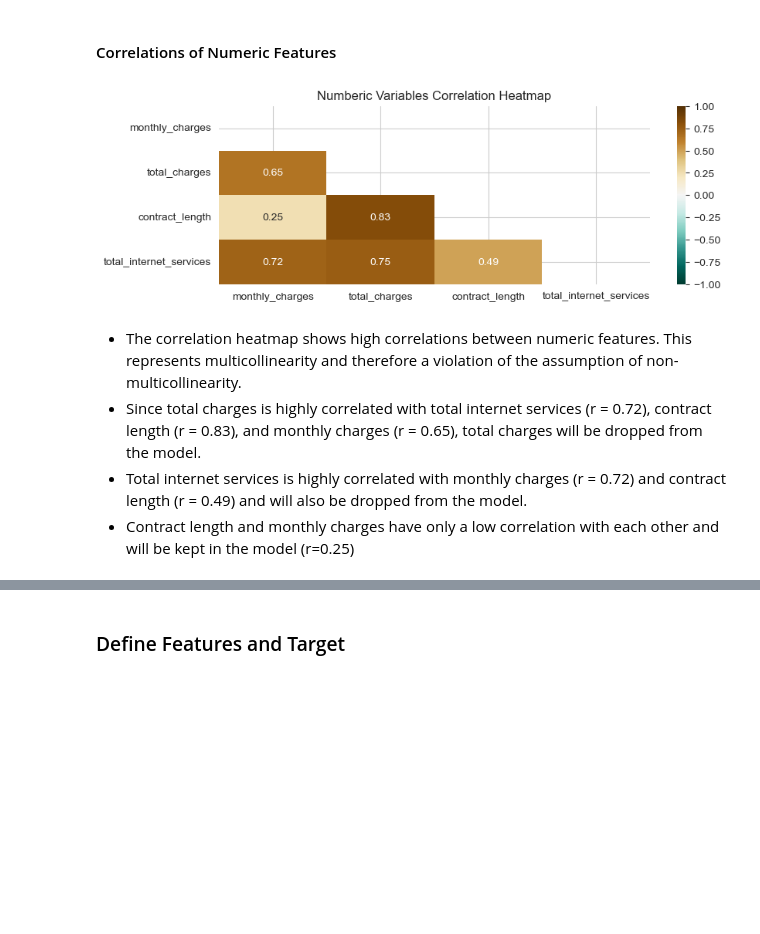
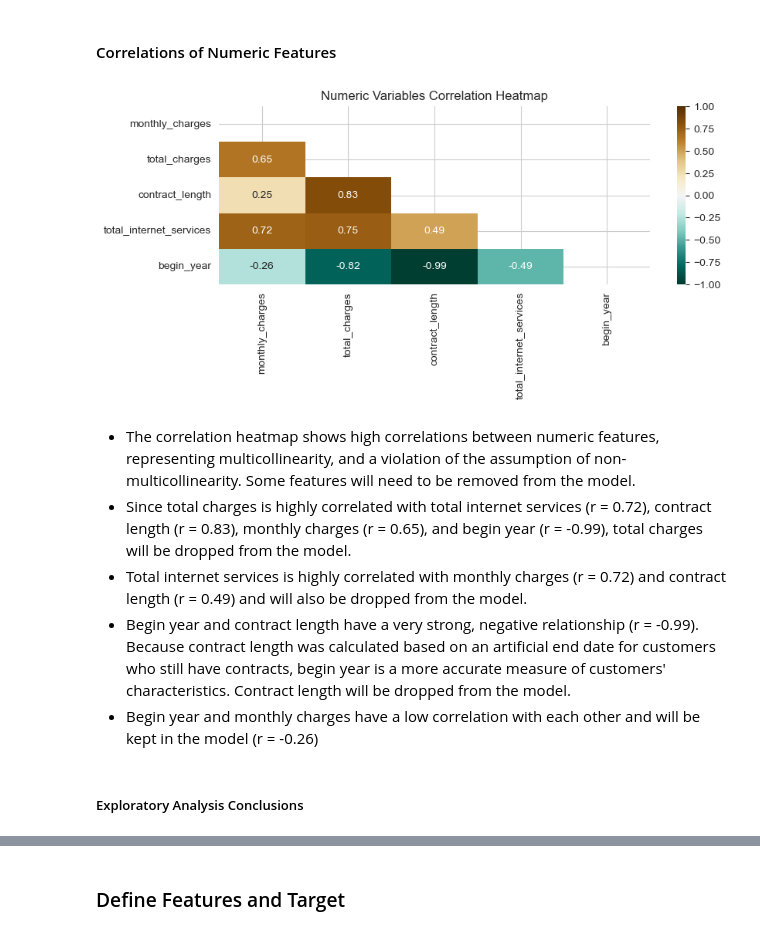
Before and after one commit to kellyshreeve/final-project, a Jupyter notebook: project-code.ipynb, the cells around one changed output, grey strips where cells are left out. Drawn from its saved outputs; the diff is of its cells as text; code cells hidden in the pictures; blank space fills up the shorter version.

```diff
--- a/project-code.ipynb
+++ b/project-code.ipynb
@@ -846,20 +908,24 @@ plt.show()
 # %% [markdown]
 #### Correlations of Numeric Features
 # %%
-corr_matrix = merged_df[['monthly_charges', 'total_charges', 'contract_length', 'total_internet_services']].corr()
+corr_matrix = merged_df[['monthly_charges', 'total_charges', 'contract_length',
+                         'total_internet_services', 'begin_year']].corr()
 ones_triangle = np.triu(np.ones_like(corr_matrix))
 
 plt.figure(figsize=(9, 3))
-heatmap = sns.heatmap(corr_matrix, mask=corr_triangle, vmin=-1, vmax=1,
+heatmap = sns.heatmap(corr_matrix, mask=ones_triangle, vmin=-1, vmax=1,
                       annot=True, cmap='BrBG_r')
 heatmap.set_title('Numeric Variables Correlation Heatmap')
 
 plt.show()
 # %% [output]
-[figure, old version]
+[figure, new version]
 # %% [markdown]
-* The correlation heatmap shows high correlations between numeric features. This represents multicollinearity and therefore a violation of the assumption of non-multicollinearity.
-* Since total charges is highly correlated with total internet services (r = 0.72), contract length (r = 0.83), and monthly charges (r = 0.65), total charges will be dropped from the model.
+* The correlation heatmap shows high correlations between numeric features, representing multicollinearity, and a violation of the assumption of non-multicollinearity. Some features will need to be removed from the model.
+* Since total charges is highly correlated with total internet services (r = 0.72), contract length (r = 0.83), monthly charges (r = 0.65), and begin year (r = -0.99), total charges will be dropped from the model.
 * Total internet services is highly correlated with monthly charges (r = 0.72) and contract length (r = 0.49) and will also be dropped from the model.
-* Contract length and monthly charges have only a low correlation with each other and will be kept in the model (r=0.25)
+* Begin year and contract length have a very strong, negative relationship (r = -0.99). Because contract length was calculated based on an artificial end date for customers who still have contracts, begin year is a more accurate measure of customers' characteristics. Contract length will be dropped from the model.
+* Begin year and monthly charges have a low correlation with each other and will be kept in the model (r = -0.26)
+# %% [markdown]
+##### Exploratory Analysis Conclusions
 # %% [markdown]
```
Also changed, not shown: parts of 41 cells of this notebook.
